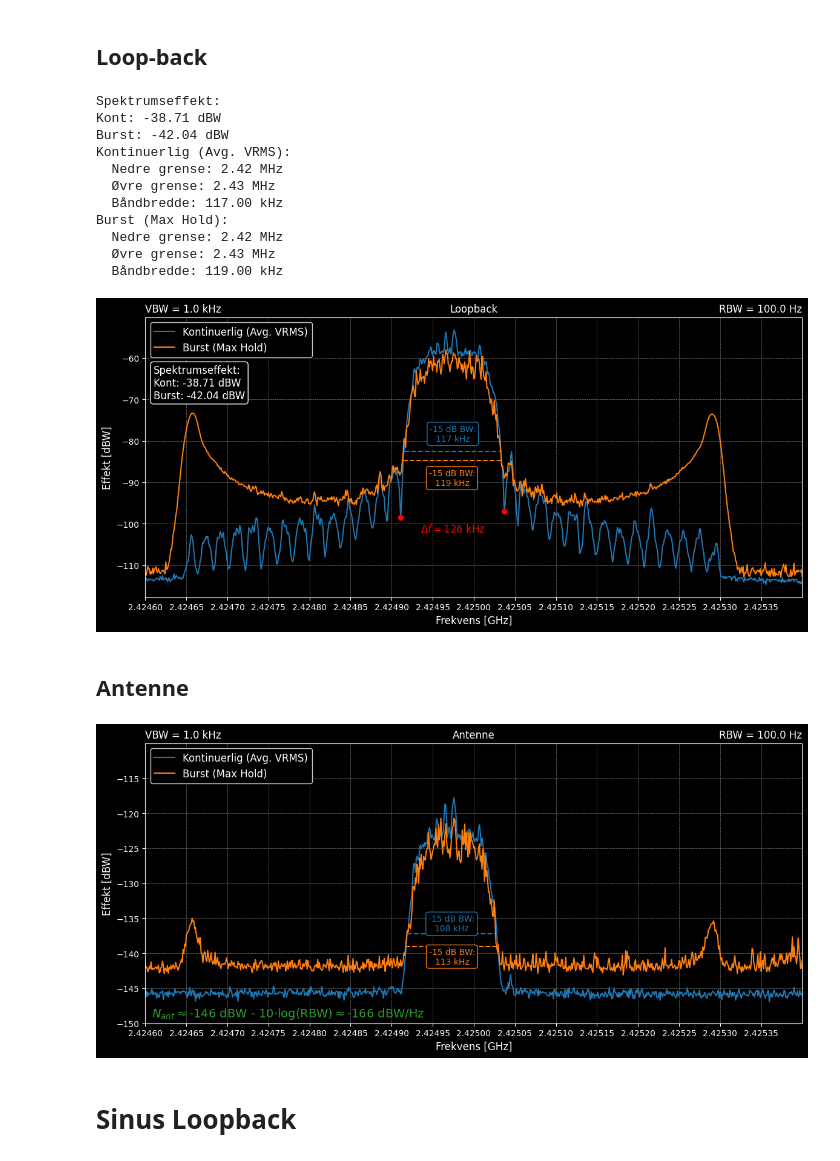
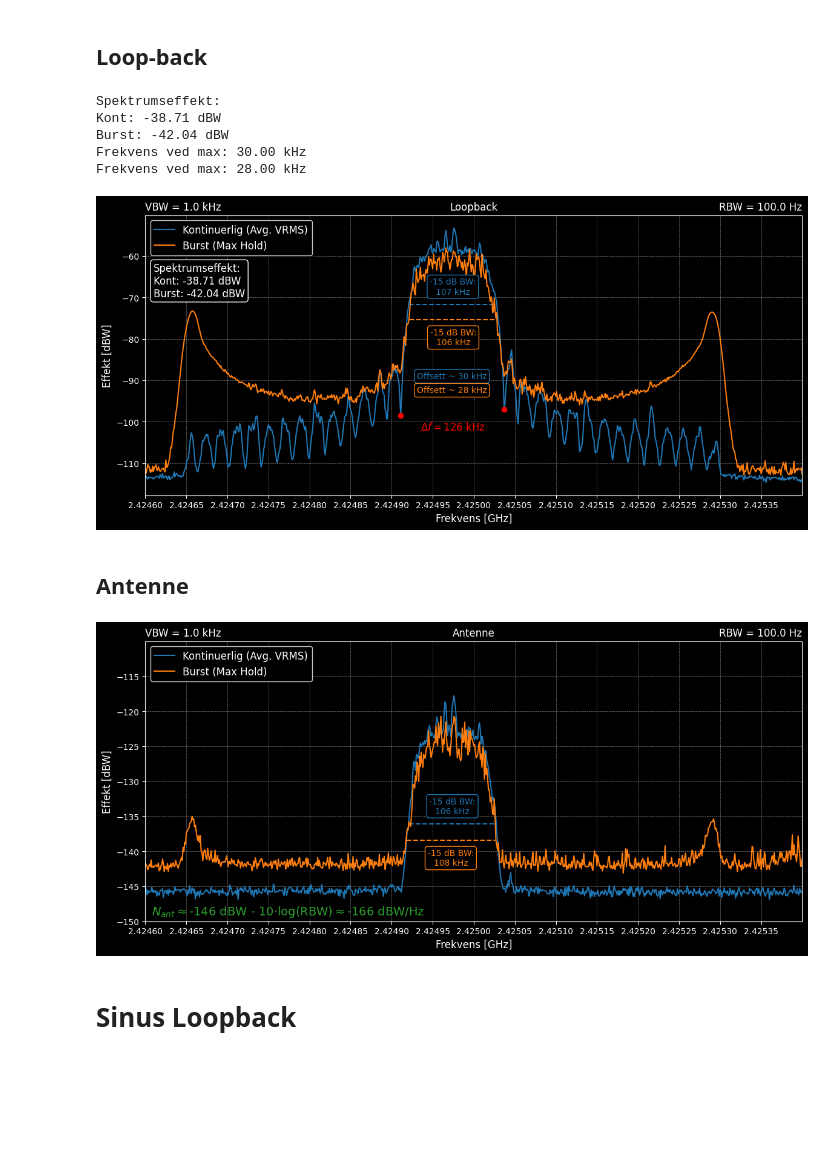
Before and after one commit to SkaugJr/TTT4145-Radiokommunikasjon, a Jupyter notebook: Prosjekt/Spektrum.ipynb, the cells around one changed output. Drawn from its saved outputs; the diff is of its cells as text; code cells hidden in the pictures; blank space fills up the shorter version.

```diff
--- a/Prosjekt/Spektrum.ipynb
+++ b/Prosjekt/Spektrum.ipynb
@@ -180,7 +180,7 @@ for key in keys:
 
     # Frekvens- og effektfilter
     freq_mask = df['Frequency[GHz]'].between(2.42491, 2.42504)
-    power_mask = df['Power [dBW]'] > df['Power [dBW]'].rolling(window=150,center=True).mean().max() + bw_threshold
+    power_mask = df['Power [dBW]'] > df['Power [dBW]'].rolling(window=20,center=True).mean().max() + bw_threshold
     mask = freq_mask & power_mask
 
     # Øvre og nedre frekvens (i MHz)
@@ -190,57 +190,52 @@ for key in keys:
     # Båndbredde i kHz
     bws[key] = (freqs_upper[key] - freqs_lower[key]) * 1e6 # allerede i MHz, så resultat blir i kHz
 
-    print(f"{key}:")
-    print(f"  Nedre grense: {freqs_lower[key]:.2f} MHz")
-    print(f"  Øvre grense: {freqs_upper[key]:.2f} MHz")
-    print(f"  Båndbredde: {bws[key]:.2f} kHz")
 
 colors = ['tab:blue', 'tab:orange']
 plt.figure(figsize=(14,6))
 for key, color in zip(keys, colors):
-    bw_yline = spektrum[key]['Power [dBW]'].rolling(window=150,center=True).mean().max()+bw_threshold
+    bw_yline = spektrum[key]['Power [dBW]'].rolling(window=20,center=True).mean().max()+bw_threshold
+    freq_at_max = spektrum[key]['Frequency[GHz]'][spektrum[key]['Power [dBW]'].rolling(window=50,center=True).mean().idxmax()]
+    freq_offset = np.abs(freq_at_max - 2.425)*1e6
+    print(f"Frekvens ved max: {freq_offset:.2f} kHz")
     plt.plot(spektrum[key]['Frequency[GHz]'], spektrum[key]['Power [dBW]'], linestyle='-', color=color, label=key)
     plt.plot([freqs_lower[key], freqs_upper[key]], [bw_yline, bw_yline], linestyle='--', color=color, alpha=1)
     if key == keys[0]:
         va_obj = 'bottom'
         y_obj = 1
     else:
         va_obj = 'top'
         y_obj = -1
     plt.annotate(f'{bw_threshold} dB BW:\n{bws[key]:.0f} kHz', xy=((freqs_upper[key]+freqs_lower[key])/2, bw_yline), xytext=(0, y_obj*10), textcoords='offset points',
                  fontsize=10, ha='center', va=va_obj, color=color, bbox=dict(boxstyle="round,pad=0.3", edgecolor=color, facecolor='black'))
+    plt.annotate(f'Offsett ~ {freq_offset:.0f} kHz', xy=(0.52, 0.4+ 0.01*y_obj), xycoords='axes fraction',
+                    fontsize=10, ha='right', va=va_obj, color=color, bbox=dict(boxstyle="round,pad=0.3", edgecolor=color, facecolor='black'))
 
 plt.scatter(minima_freqs, minima_pows, color='red', marker='o',zorder=2)
 plt.annotate(r'$\Delta f ='+f'{(minima_freqs.iloc[1]-minima_freqs.iloc[0])*1e6:.0f}$ kHz', xy=((minima_freqs.iloc[1]+minima_freqs.iloc[0])/2, minima_pows.iloc[0]), xytext=(0.5, -20), textcoords='offset points',
             fontsize=12, ha='center', va='bottom', color='red')
 
 plt.annotate('RBW = {:.1f} Hz'.format(RBW), xy=(1, 1.01), xycoords='axes fraction', fontsize=12, ha='right', va='bottom')
 plt.annotate('VBW = {:.1f} kHz'.format(VBW/1000), xy=(0, 1.01), xycoords='axes fraction', fontsize=12, ha='left', va='bottom')
 plt.annotate('Loopback', xy=(0.5, 1.01), xycoords='axes fraction', fontsize=12, ha='center', va='bottom')
 
 plt.annotate(P_ut_str, xy=(0.0125, 0.83), xycoords='axes fraction', fontsize=12, ha='left', va='top',bbox=dict(boxstyle="round,pad=0.3", edgecolor='white', facecolor='black'))
 
 plt.grid(color='gray', linestyle='--', linewidth=0.5)
 plt.ylabel('Effekt [dBW]', fontsize=12)
 plt.xlabel('Frekvens [GHz]', fontsize=12)
 plt.xticks(np.arange(2.4246, 2.4254, 0.00005))
 plt.xlim(2.4246, 2.4254)
 plt.legend(loc='upper left', fontsize=12, shadow=True, fancybox=True)
 plt.savefig('Figurer/LoopbackSpektrum.pdf', bbox_inches='tight')
 plt.show()
 # %% [output]
 Spektrumseffekt:
 Kont: -38.71 dBW
 Burst: -42.04 dBW
-Kontinuerlig (Avg. VRMS):
-  Nedre grense: 2.42 MHz
-  Øvre grense: 2.43 MHz
-  Båndbredde: 117.00 kHz
-Burst (Max Hold):
-  Nedre grense: 2.42 MHz
-  Øvre grense: 2.43 MHz
-  Båndbredde: 119.00 kHz
+Frekvens ved max: 30.00 kHz
+Frekvens ved max: 28.00 kHz
-[figure, old version]
+[figure, new version]
 # %% [markdown]
 ## Antenne
 # %%
@@ -275,7 +270,7 @@ for key in keys:
 
     # Frekvens- og effektfilter
     freq_mask = df['Frequency[GHz]'].between(2.4248, 2.4251)
-    power_mask = df['Power [dBW]'] > df['Power [dBW]'].rolling(window=50,center=True).mean().max() + bw_threshold
+    power_mask = df['Power [dBW]'] > df['Power [dBW]'].rolling(window=20,center=True).mean().max() + bw_threshold
     mask = freq_mask & power_mask
 
     # Øvre og nedre frekvens (i MHz)
@@ -290,7 +285,7 @@ for key in keys:
 colors = ['tab:blue', 'tab:orange']
 plt.figure(figsize=(14,6))
 for key, color in zip(keys, colors):
-    bw_yline = spektrum[key]['Power [dBW]'].rolling(window=50,center=True).mean().max()+bw_threshold
+    bw_yline = spektrum[key]['Power [dBW]'].rolling(window=20,center=True).mean().max()+bw_threshold
     plt.plot(spektrum[key]['Frequency[GHz]'], spektrum[key]['Power [dBW]'], linestyle='-', color=color, label=key)
     plt.plot([freqs_lower[key], freqs_upper[key]], [bw_yline, bw_yline], linestyle='--', color=color, alpha=1)
     if key == keys[0]:
@@ -299,7 +294,7 @@ for key, color in zip(keys, colors):
     else:
         va_obj = 'top'
         y_obj = -1
-    plt.annotate(f'{bw_threshold} dB BW:\n{bws[key]:.0f} kHz', xy=((freqs_upper[key]+freqs_lower[key])/2, bw_yline), xytext=(0, y_obj*1), textcoords='offset points',
+    plt.annotate(f'{bw_threshold} dB BW:\n{bws[key]:.0f} kHz', xy=((freqs_upper[key]+freqs_lower[key])/2, bw_yline), xytext=(0, y_obj*10), textcoords='offset points',
                  fontsize=10, ha='center', va=va_obj, color=color, bbox=dict(boxstyle="round,pad=0.3", edgecolor=color, facecolor='black'))
 
 plt.annotate(r'$N_{ant}\approx$-146 dBW - 10$\cdot$log(RBW)$\approx$-166 dBW/Hz', xy=(0.01, 0.01), xycoords='axes fraction', fontsize=14, ha='left', va='bottom',color='tab:green')
@@ -318,7 +313,7 @@ plt.legend(loc='upper left', fontsize=12, shadow=True, fancybox=True)
 plt.savefig('Figurer/AntenneSpektrum.pdf', bbox_inches='tight')
 plt.show()
 # %% [output]
-[figure, old version]
+[figure, new version]
 # %% [markdown]
 # Sinus Loopback
 # %%
```
Also changed, not shown: 7 other files.
